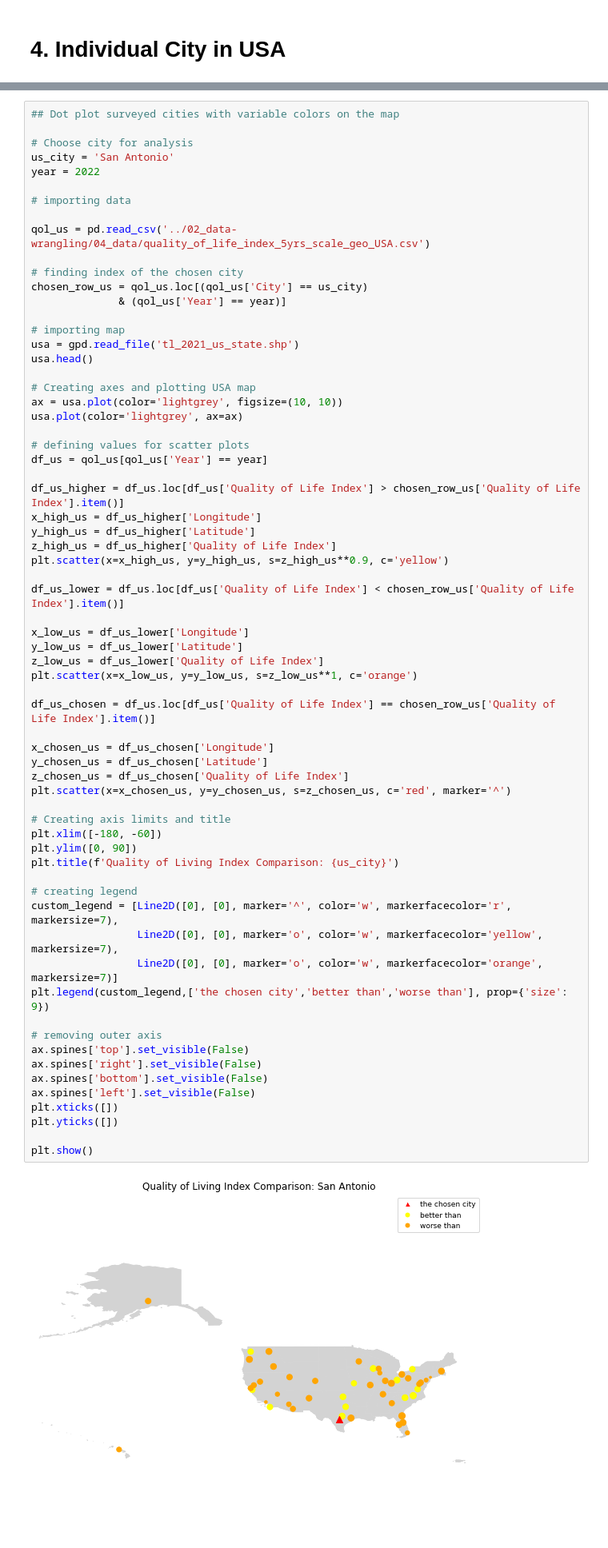
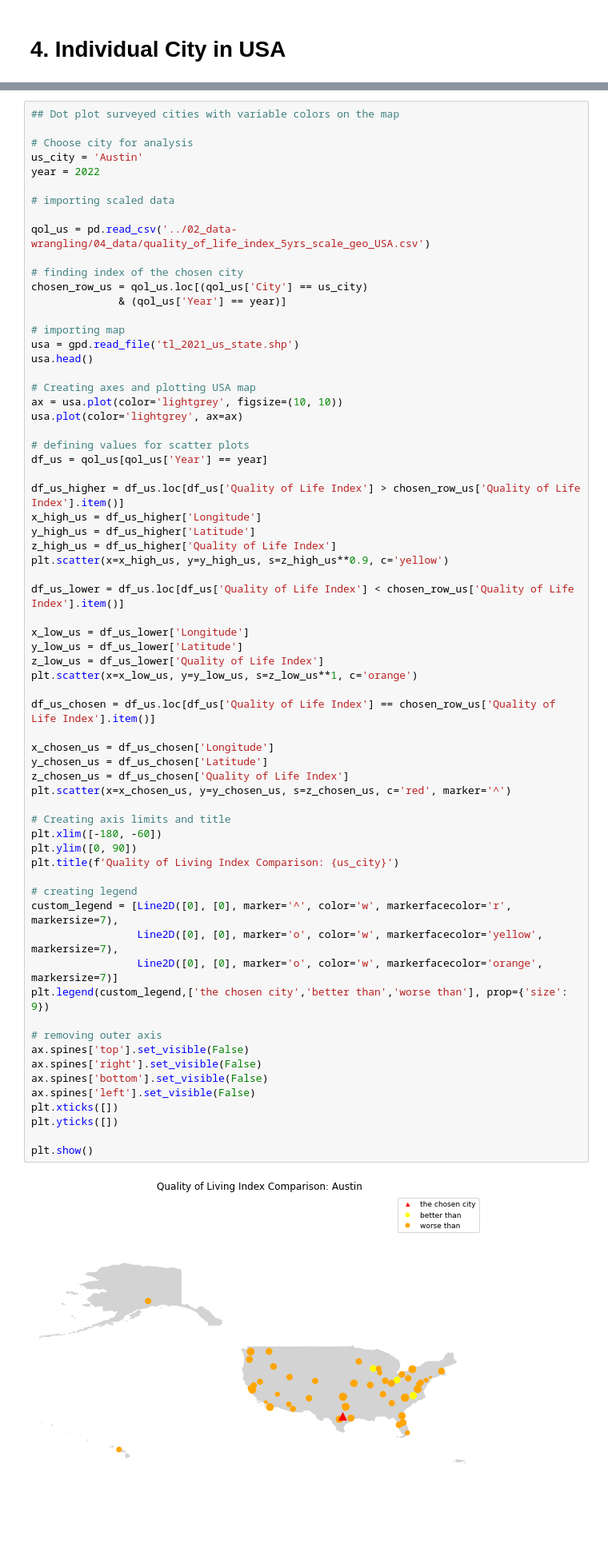
Before and after one commit to adamysyim/quality-of-life-eco395m-final, a Jupyter notebook: 03_data analysis and visualization/04_Individual city in US.ipynb, the cells around one changed output, grey strips where cells are left out. Shown: that part at 80% size. Drawn from its saved outputs; the diff is of its cells as text.

```diff
--- a/03_data analysis and visualization/04_Individual city in US.ipynb
+++ b/03_data analysis and visualization/04_Individual city in US.ipynb
@@ -454,10 +508,10 @@ plt.show()
 ## Dot plot surveyed cities with variable colors on the map
 
 # Choose city for analysis
-us_city = 'San Antonio'
+us_city = 'Austin'
 year = 2022
 
-# importing data
+# importing scaled data
 
 qol_us = pd.read_csv('../02_data-wrangling/04_data/quality_of_life_index_5yrs_scale_geo_USA.csv')
 
@@ -490,31 +544,31 @@ z_low_us = df_us_lower['Quality of Life Index']
 plt.scatter(x=x_low_us, y=y_low_us, s=z_low_us**1, c='orange')
 
 df_us_chosen = df_us.loc[df_us['Quality of Life Index'] == chosen_row_us['Quality of Life Index'].item()]
 
 x_chosen_us = df_us_chosen['Longitude']
 y_chosen_us = df_us_chosen['Latitude']
 z_chosen_us = df_us_chosen['Quality of Life Index']
 plt.scatter(x=x_chosen_us, y=y_chosen_us, s=z_chosen_us, c='red', marker='^')
 
 # Creating axis limits and title
 plt.xlim([-180, -60])
 plt.ylim([0, 90])
 plt.title(f'Quality of Living Index Comparison: {us_city}')
 
 # creating legend
 custom_legend = [Line2D([0], [0], marker='^', color='w', markerfacecolor='r', markersize=7),
                  Line2D([0], [0], marker='o', color='w', markerfacecolor='yellow', markersize=7),
                  Line2D([0], [0], marker='o', color='w', markerfacecolor='orange', markersize=7)]
 plt.legend(custom_legend,['the chosen city','better than','worse than'], prop={'size': 9})
 
 # removing outer axis
 ax.spines['top'].set_visible(False)
 ax.spines['right'].set_visible(False)
 ax.spines['bottom'].set_visible(False)
 ax.spines['left'].set_visible(False)
 plt.xticks([])
 plt.yticks([])
 
 plt.show()
 # %% [output]
-[figure, old version]
+[figure, new version]
```
Also changed, not shown: parts of 9 cells of this notebook, 7 other files.
